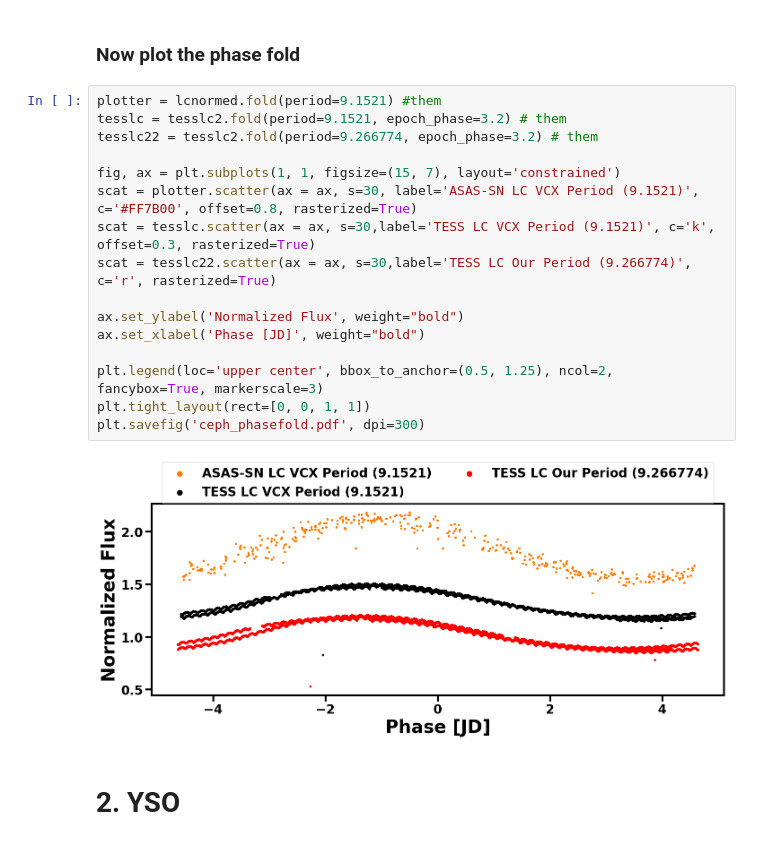
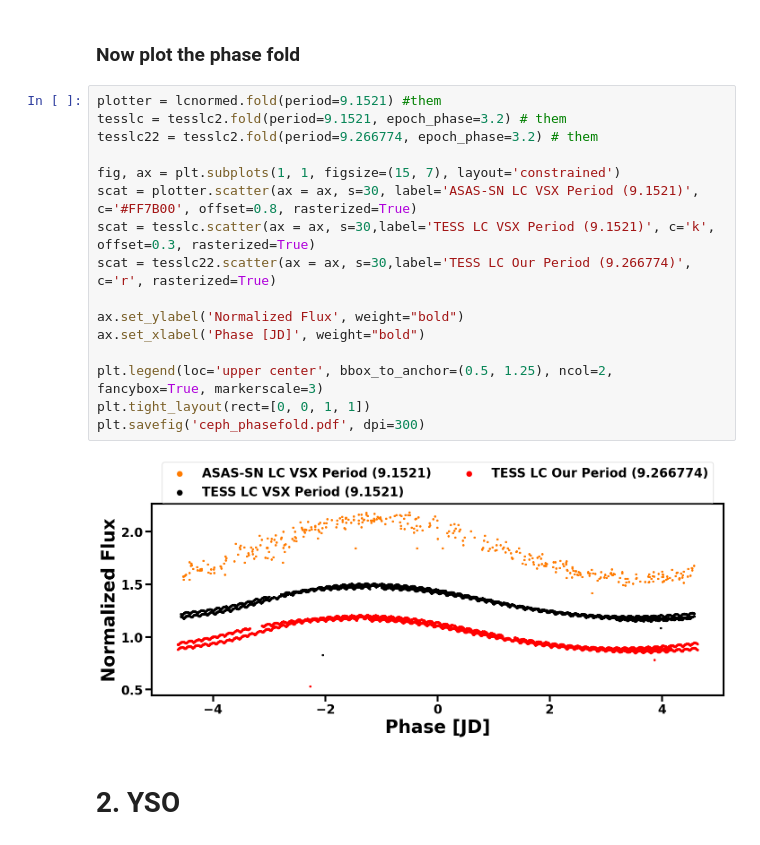
Before and after one commit to m-schochet/asas-sn-cnn, a Jupyter notebook: plots/phase_foldedlcs.ipynb, the cells around one changed output. Drawn from its saved outputs; the diff is of its cells as text.

```diff
--- a/plots/phase_foldedlcs.ipynb
+++ b/plots/phase_foldedlcs.ipynb
@@ -123,21 +123,21 @@ Text(0.5, 0, 'Time [BJD-2457000]')
 # %%
 plotter = lcnormed.fold(period=9.1521) #them
 tesslc = tesslc2.fold(period=9.1521, epoch_phase=3.2) # them
 tesslc22 = tesslc2.fold(period=9.266774, epoch_phase=3.2) # them
 
 fig, ax = plt.subplots(1, 1, figsize=(15, 7), layout='constrained')
-scat = plotter.scatter(ax = ax, s=30, label='ASAS-SN LC VCX Period (9.1521)', c='#FF7B00', offset=0.8, rasterized=True)
-scat = tesslc.scatter(ax = ax, s=30,label='TESS LC VCX Period (9.1521)', c='k', offset=0.3, rasterized=True)
+scat = plotter.scatter(ax = ax, s=30, label='ASAS-SN LC VSX Period (9.1521)', c='#FF7B00', offset=0.8, rasterized=True)
+scat = tesslc.scatter(ax = ax, s=30,label='TESS LC VSX Period (9.1521)', c='k', offset=0.3, rasterized=True)
 scat = tesslc22.scatter(ax = ax, s=30,label='TESS LC Our Period (9.266774)', c='r', rasterized=True)
 
 ax.set_ylabel('Normalized Flux', weight="bold")
 ax.set_xlabel('Phase [JD]', weight="bold")
 
 plt.legend(loc='upper center', bbox_to_anchor=(0.5, 1.25), ncol=2, fancybox=True, markerscale=3)
 plt.tight_layout(rect=[0, 0, 1, 1])
 plt.savefig('ceph_phasefold.pdf', dpi=300)
 # %% [output]
-[figure, old version]
+[figure, new version]
 # %% [markdown]
 # 2. YSO
 # %%
```
Also changed, not shown: parts of 3 cells of this notebook, 1 other file.
